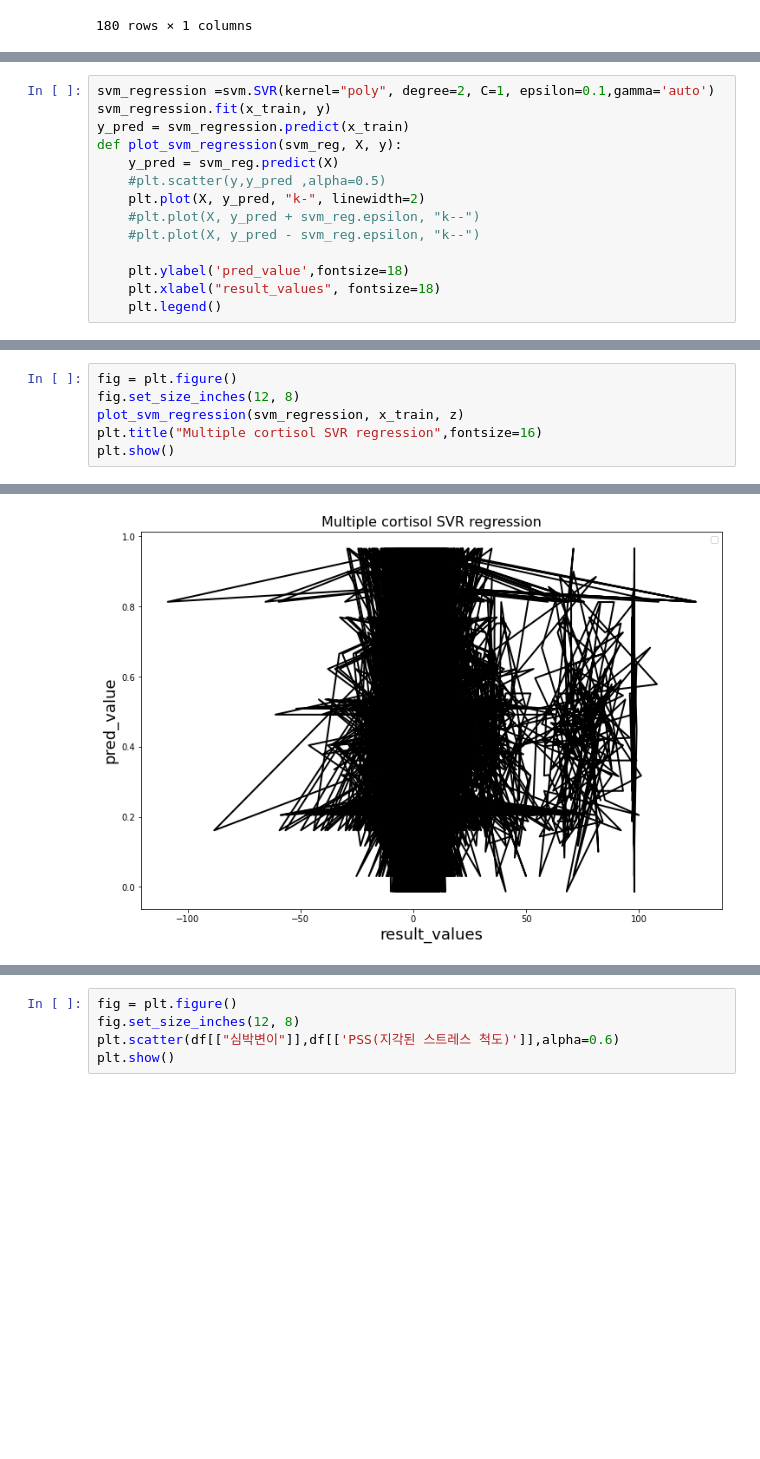
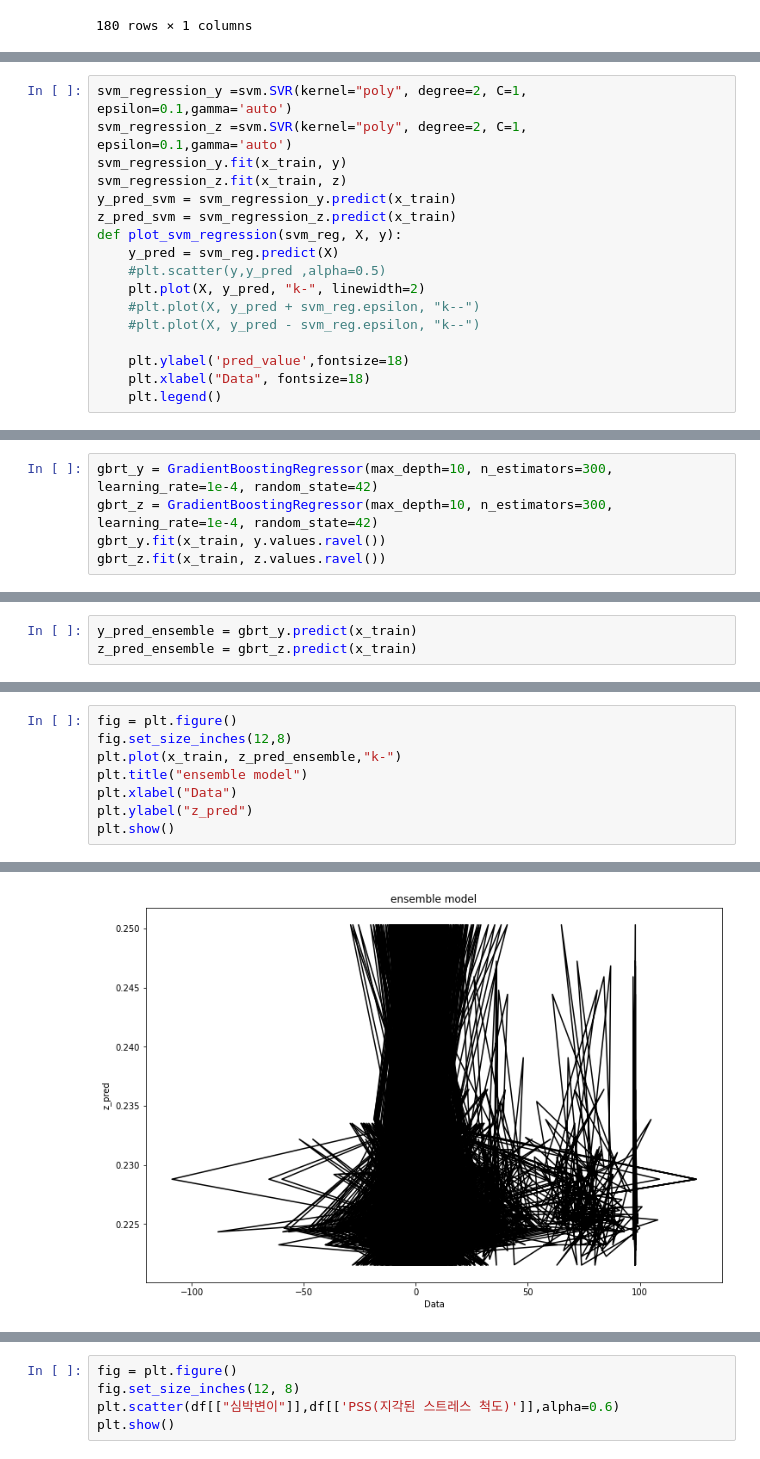
Before and after one commit to hanbuck30/Regression-about-neural-Data, a Jupyter notebook: svm_regre.ipynb, the cells around one changed output, grey strips where cells are left out. Saved outputs shown, nothing was run; the diff lists cells and outputs as text; blank space fills up the shorter version.

```diff
--- a/svm_regre.ipynb
+++ b/svm_regre.ipynb
@@ -100,7 +101,10 @@ Regression 시작
 # %%
-svm_regression =svm.SVR(kernel="poly", degree=2, C=1, epsilon=0.1,gamma='auto')
-svm_regression.fit(x_train, y)
-y_pred = svm_regression.predict(x_train)
+svm_regression_y =svm.SVR(kernel="poly", degree=2, C=1, epsilon=0.1,gamma='auto')
+svm_regression_z =svm.SVR(kernel="poly", degree=2, C=1, epsilon=0.1,gamma='auto')
+svm_regression_y.fit(x_train, y)
+svm_regression_z.fit(x_train, z)
+y_pred_svm = svm_regression_y.predict(x_train)
+z_pred_svm = svm_regression_z.predict(x_train)
 def plot_svm_regression(svm_reg, X, y):
     y_pred = svm_reg.predict(X)
     #plt.scatter(y,y_pred ,alpha=0.5)
@@ -109,5 +113,5 @@ def plot_svm_regression(svm_reg, X, y):
     #plt.plot(X, y_pred - svm_reg.epsilon, "k--")
 
     plt.ylabel('pred_value',fontsize=18)
-    plt.xlabel("result_values", fontsize=18)
+    plt.xlabel("Data", fontsize=18)
     plt.legend()
@@ -135,0 +160,5 @@ array([ 0.24762613,  0.46831896,  0.69502617,  0.49134135,  0.40441121,
+# %%
+gbrt_y = GradientBoostingRegressor(max_depth=10, n_estimators=300, learning_rate=1e-4, random_state=42)
+gbrt_z = GradientBoostingRegressor(max_depth=10, n_estimators=300, learning_rate=1e-4, random_state=42)
+gbrt_y.fit(x_train, y.values.ravel())
+gbrt_z.fit(x_train, z.values.ravel())
@@ -153,2 +230,5 @@ plt.show()
+# %%
+y_pred_ensemble = gbrt_y.predict(x_train)
+z_pred_ensemble = gbrt_z.predict(x_train)
 # %%
 fig = plt.figure()
@@ -162,7 +253,9 @@ WARNING:matplotlib.legend:No handles with labels found to put in legend.
 # %%
 fig = plt.figure()
-fig.set_size_inches(12, 8)
-plot_svm_regression(svm_regression, x_train, z)
-plt.title("Multiple cortisol SVR regression",fontsize=16)
+fig.set_size_inches(12,8)
+plt.plot(x_train, z_pred_ensemble,"k-")
+plt.title("ensemble model")
+plt.xlabel("Data")
+plt.ylabel("z_pred")
 plt.show()
 # %% [output]
@@ -170 +262 @@ WARNING:matplotlib.legend:No handles with labels found to put in legend.
-[figure, old version]
+[figure, new version]
```
Also changed, not shown: parts of 24 cells of this notebook.
